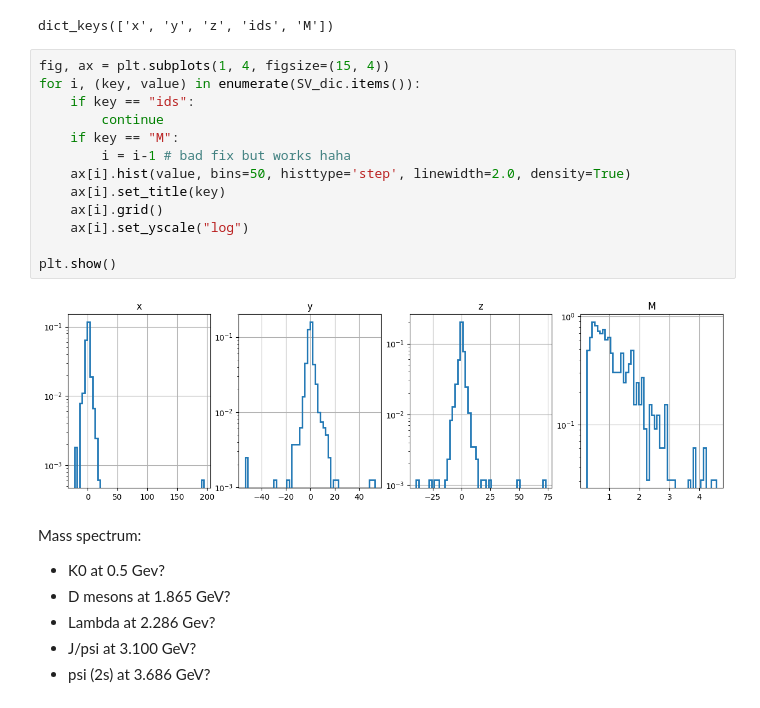
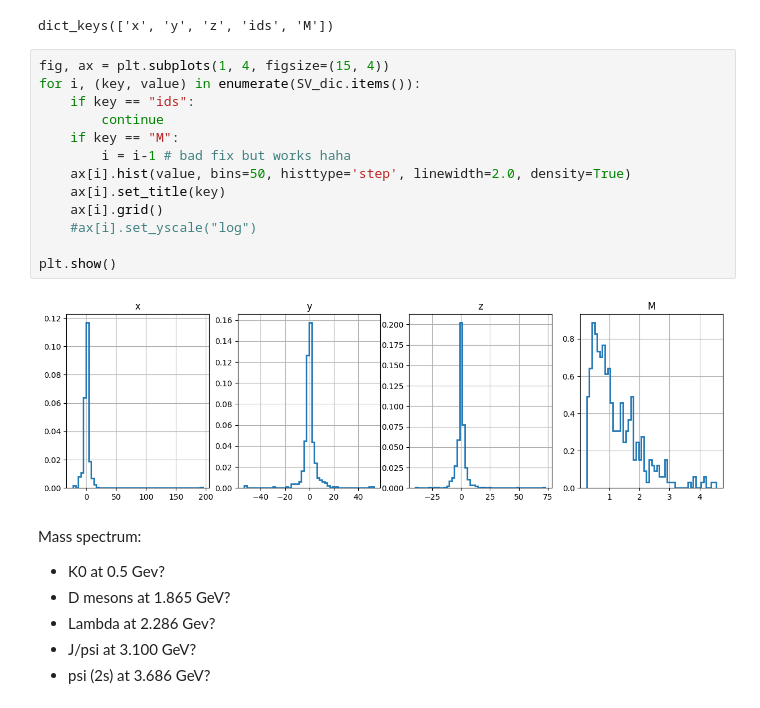
Before and after one commit to saracreates/TaggingResults, a Jupyter notebook: Hbb-vertices.ipynb, the cells around one changed output. Drawn from its saved outputs; the diff is of its cells as text.

```diff
--- a/Hbb-vertices.ipynb
+++ b/Hbb-vertices.ipynb
@@ -86,18 +86,18 @@ dict_keys(['x', 'y', 'z', 'ids', 'M'])
 # %%
 fig, ax = plt.subplots(1, 4, figsize=(15, 4))
 for i, (key, value) in enumerate(SV_dic.items()):
     if key == "ids":
         continue
     if key == "M":
         i = i-1 # bad fix but works haha
     ax[i].hist(value, bins=50, histtype='step', linewidth=2.0, density=True)
     ax[i].set_title(key)
     ax[i].grid()
-    ax[i].set_yscale("log")
+    #ax[i].set_yscale("log")
 
 plt.show()
 # %% [output]
-[figure, old version]
+[figure, new version]
 # %% [markdown]
 Mass spectrum:
 - K0  at 0.5 Gev?
```
